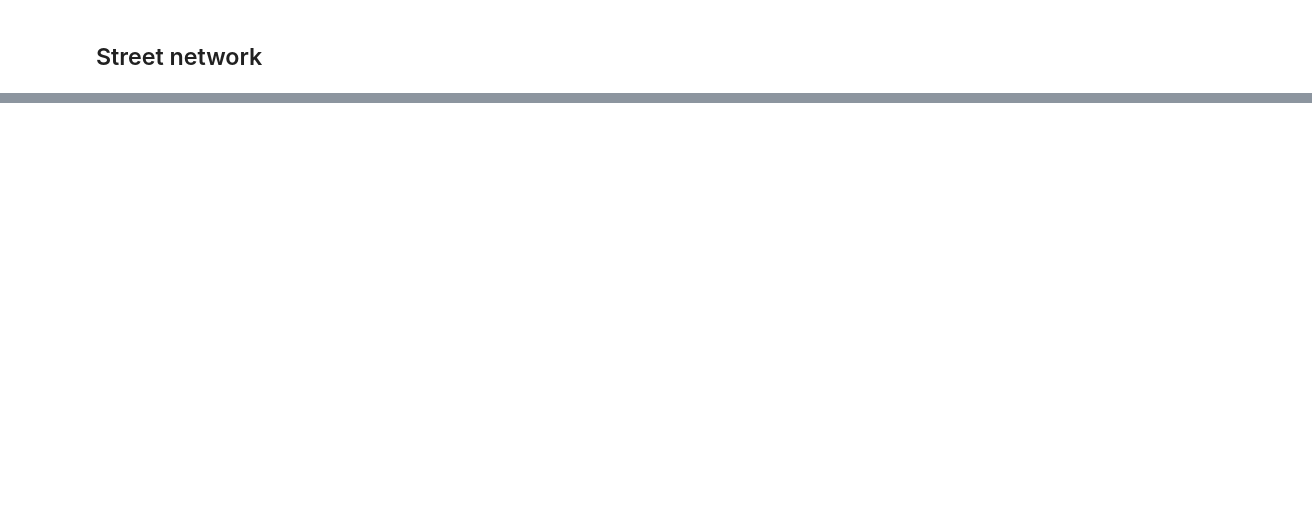
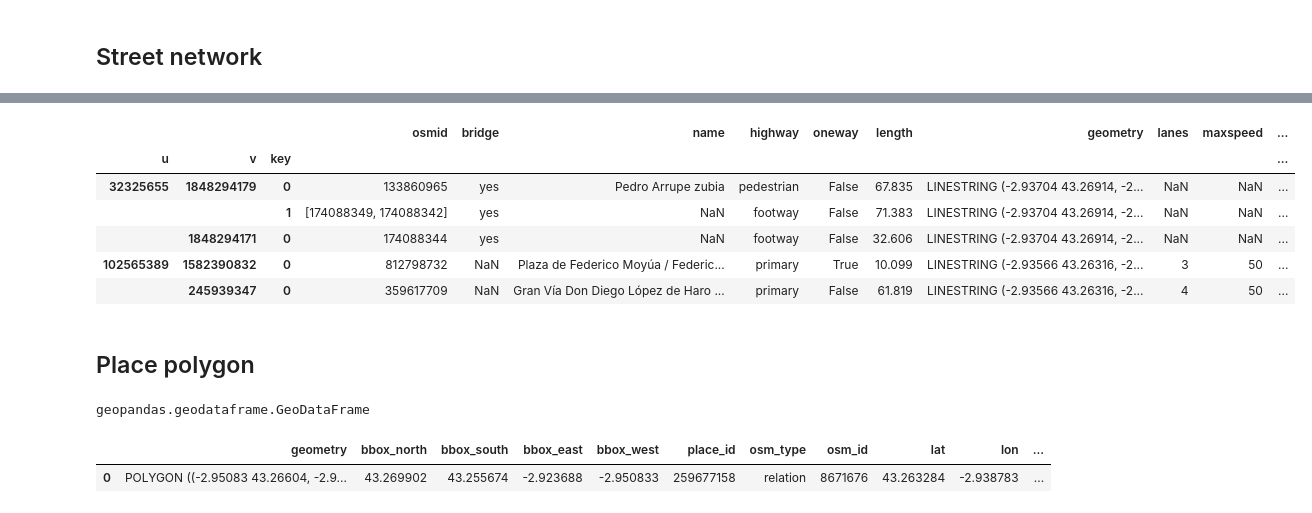
Before and after one commit to raynaldipratama/geospatial_data_visualization, a Jupyter notebook: 17_openstreetmap_data/17_openstreetmap_data.ipynb, the cells around one changed output, grey strips where cells are left out. Drawn from its saved outputs; the diff is of its cells as text; code cells hidden in the pictures; blank space fills up the shorter version.

```diff
--- a/17_openstreetmap_data/17_openstreetmap_data.ipynb
+++ b/17_openstreetmap_data/17_openstreetmap_data.ipynb
@@ -22,0 +40,12 @@ fig, ax = ox.plot_graph(graph)
+# %%
+edges.head()
+# %% [output]
+|  |  |  | osmid | bridge | name | highway | oneway | length | geometry | lanes | maxspeed | ... |
+| u | v | key |  |  |  |  |  |  |  |  |  | ... |
+| 32325655 | 1848294179 | 0 | 133860965 | yes | Pedro Arrupe zubia | pedestrian | False | 67.835 | LINESTRING (-2.93704 43.26914, -2... | NaN | NaN | ... |
+|  |  | 1 | [174088349, 174088342] | yes | NaN | footway | False | 71.383 | LINESTRING (-2.93704 43.26914, -2... | NaN | NaN | ... |
+|  | 1848294171 | 0 | 174088344 | yes | NaN | footway | False | 32.606 | LINESTRING (-2.93704 43.26914, -2... | NaN | NaN | ... |
+| 102565389 | 1582390832 | 0 | 812798732 | NaN | Plaza de Federico Moyúa / Federic... | primary | True | 10.099 | LINESTRING (-2.93566 43.26316, -2... | 3 | 50 | ... |
+|  | 245939347 | 0 | 359617709 | NaN | Gran Vía Don Diego López de Haro ... | primary | False | 61.819 | LINESTRING (-2.93566 43.26316, -2... | 4 | 50 | ... |
+# %% [markdown]
+## Place polygon
@@ -22,0 +55,10 @@ fig, ax = ox.plot_graph(graph)
+# %%
+# Check the data type
+type(area)
+# %% [output]
+geopandas.geodataframe.GeoDataFrame
+# %%
+area
+# %% [output]
+|  | geometry | bbox_north | bbox_south | bbox_east | bbox_west | place_id | osm_type | osm_id | lat | lon | ... |
+| 0 | POLYGON ((-2.95083 43.26604, -2.9... | 43.269902 | 43.255674 | -2.923688 | -2.950833 | 259677158 | relation | 8671676 | 43.263284 | -2.938783 | ... |
```
Also changed, not shown: parts of 21 cells of this notebook, 5 other files.
